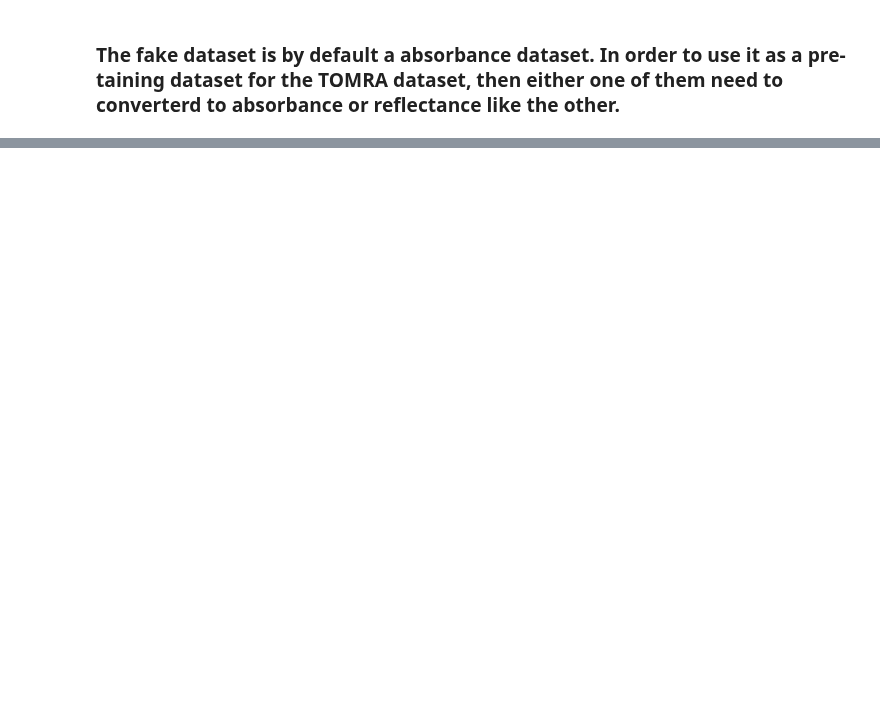
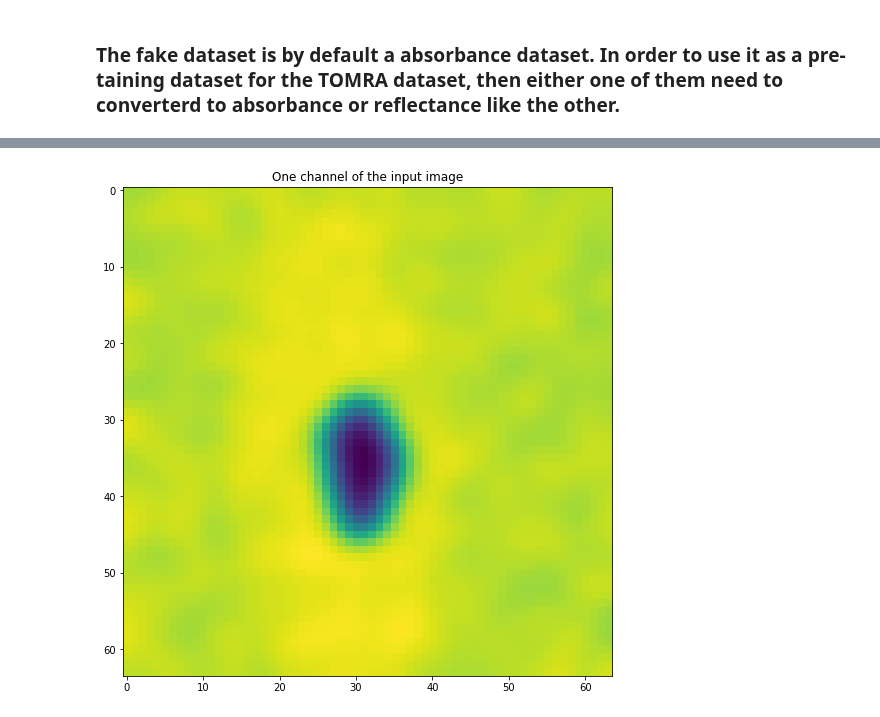
Before and after one commit to thortom/multispectral-chicken, a Jupyter notebook: EvaluateSpectralUNet.ipynb, the cells around one changed output, grey strips where cells are left out. Cells and saved outputs as stored; diff of their text form; code cells hidden in the pictures; blank space fills up the shorter version.

```diff
--- a/EvaluateSpectralUNet.ipynb
+++ b/EvaluateSpectralUNet.ipynb
@@ -45,0 +158,9 @@ UnboundLocalError: local variable 'ytrain' referenced before assignment
+# %%
+x = X_test[0, :, :, 7]
+
+plt.figure(figsize=(9,9))
+img = plt.imshow(x)
+plt.title("One channel of the input image")
+plt.show()
+# %% [output]
+[figure, added]
```
Also changed, not shown: parts of 12 cells of this notebook, 5 other files.
